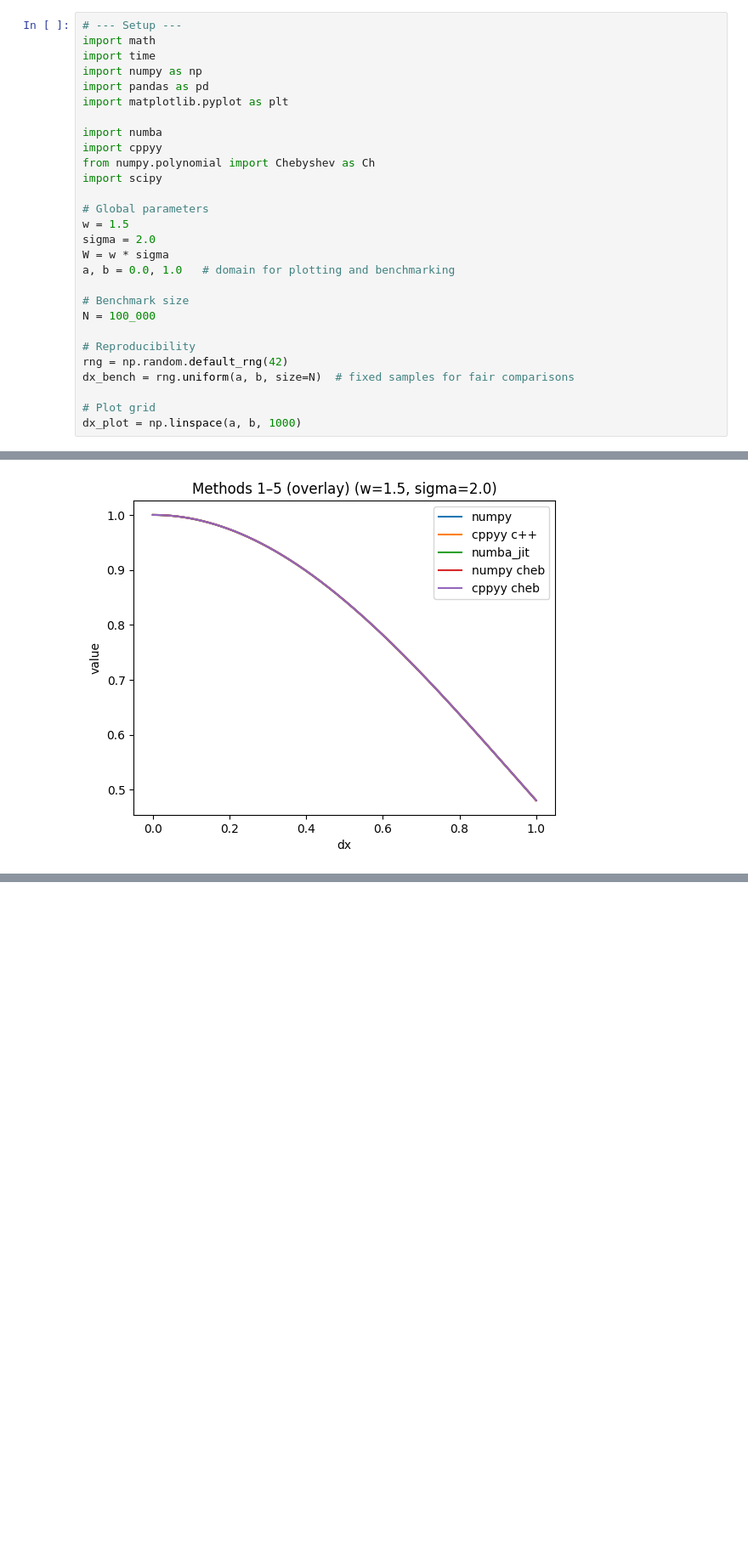
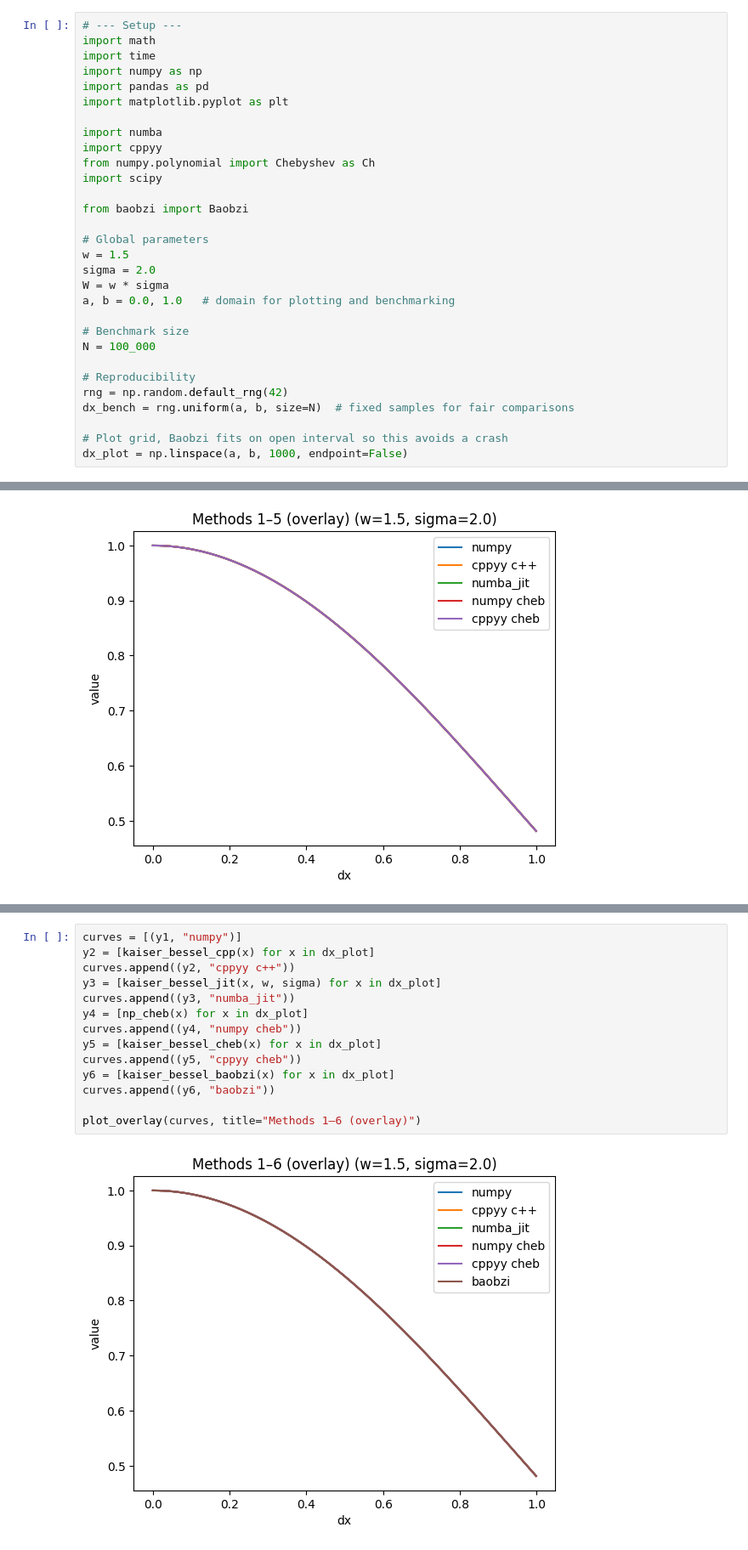
Before and after one commit to DiamonDinoia/fwam2025, a Jupyter notebook: fast-python.ipynb, the cells around one changed output, grey strips where cells are left out. Shown at 85% size. Cells and saved outputs as stored; diff of their text form; blank space fills up the shorter version.

```diff
--- a/fast-python.ipynb
+++ b/fast-python.ipynb
@@ -40,6 +40,8 @@ import numba
 import cppyy
 from numpy.polynomial import Chebyshev as Ch
 import scipy
+
+from baobzi import Baobzi
 
 # Global parameters
 w = 1.5
@@ -54,8 +56,8 @@ N = 100_000
 rng = np.random.default_rng(42)
 dx_bench = rng.uniform(a, b, size=N)  # fixed samples for fair comparisons
 
-# Plot grid
-dx_plot = np.linspace(a, b, 1000)
+# Plot grid, Baobzi fits on open interval so this avoids a crash
+dx_plot = np.linspace(a, b, 1000, endpoint=False)
 # %%
 # --- Utilities ---
 
@@ -469 +489,17 @@ plot_overlay(curves, title="Methods 1–5 (overlay)")
+# %%
+curves = [(y1, "numpy")]
+y2 = [kaiser_bessel_cpp(x) for x in dx_plot]
+curves.append((y2, "cppyy c++"))
+y3 = [kaiser_bessel_jit(x, w, sigma) for x in dx_plot]
+curves.append((y3, "numba_jit"))
+y4 = [np_cheb(x) for x in dx_plot]
+curves.append((y4, "numpy cheb"))
+y5 = [kaiser_bessel_cheb(x) for x in dx_plot]
+curves.append((y5, "cppyy cheb"))
+y6 = [kaiser_bessel_baobzi(x) for x in dx_plot]
+curves.append((y6, "baobzi"))
+
+plot_overlay(curves, title="Methods 1–6 (overlay)")
+# %% [output]
+[figure, added]
 # %% [markdown]
```
Also changed, not shown: parts of 12 cells of this notebook.
